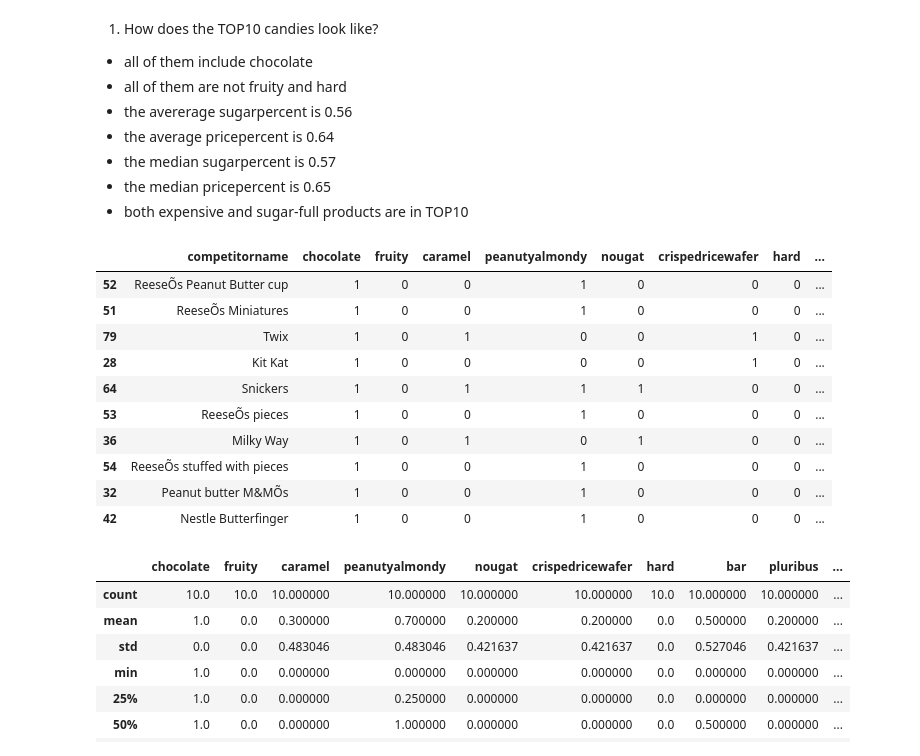
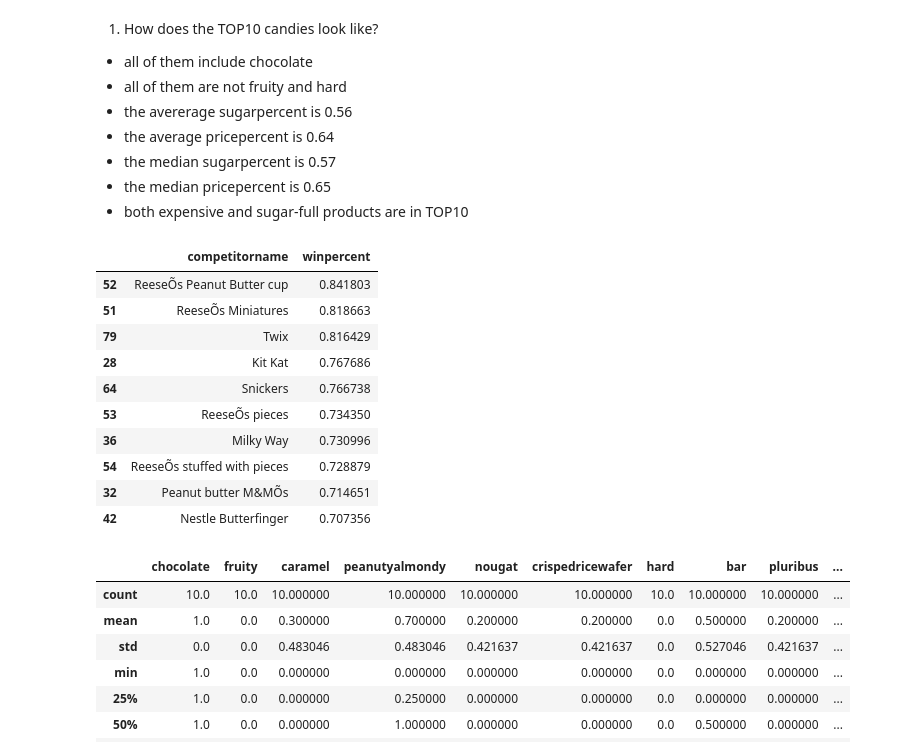
Before and after one commit to lhotaane/Case_study_Lidl, a Jupyter notebook: candy.ipynb, the cells around one changed output. Drawn from its saved outputs; the diff is of its cells as text; code cells hidden in the pictures.

```diff
--- a/candy.ipynb
+++ b/candy.ipynb
@@ -202,19 +203,19 @@ plt.show()
 * both expensive and sugar-full products are in TOP10
 # %%
 s1 = df.sort_values(by='winpercent', ascending=False).head(10)
-s1
+s1[['competitorname','winpercent']]
 # %% [output]
-|  | competitorname | chocolate | fruity | caramel | peanutyalmondy | nougat | crispedricewafer | hard | ... |
-| 52 | ReeseÕs Peanut Butter cup | 1 | 0 | 0 | 1 | 0 | 0 | 0 | ... |
-| 51 | ReeseÕs Miniatures | 1 | 0 | 0 | 1 | 0 | 0 | 0 | ... |
-| 79 | Twix | 1 | 0 | 1 | 0 | 0 | 1 | 0 | ... |
-| 28 | Kit Kat | 1 | 0 | 0 | 0 | 0 | 1 | 0 | ... |
-| 64 | Snickers | 1 | 0 | 1 | 1 | 1 | 0 | 0 | ... |
-| 53 | ReeseÕs pieces | 1 | 0 | 0 | 1 | 0 | 0 | 0 | ... |
-| 36 | Milky Way | 1 | 0 | 1 | 0 | 1 | 0 | 0 | ... |
-| 54 | ReeseÕs stuffed with pieces | 1 | 0 | 0 | 1 | 0 | 0 | 0 | ... |
-| 32 | Peanut butter M&MÕs | 1 | 0 | 0 | 1 | 0 | 0 | 0 | ... |
-| 42 | Nestle Butterfinger | 1 | 0 | 0 | 1 | 0 | 0 | 0 | ... |
+|  | competitorname | winpercent |
+| 52 | ReeseÕs Peanut Butter cup | 0.841803 |
+| 51 | ReeseÕs Miniatures | 0.818663 |
+| 79 | Twix | 0.816429 |
+| 28 | Kit Kat | 0.767686 |
+| 64 | Snickers | 0.766738 |
+| 53 | ReeseÕs pieces | 0.734350 |
+| 36 | Milky Way | 0.730996 |
+| 54 | ReeseÕs stuffed with pieces | 0.728879 |
+| 32 | Peanut butter M&MÕs | 0.714651 |
+| 42 | Nestle Butterfinger | 0.707356 |
 # %%
 s1.describe()
 # %% [output]
```
Also changed, not shown: parts of 16 cells of this notebook, 2 other files.
